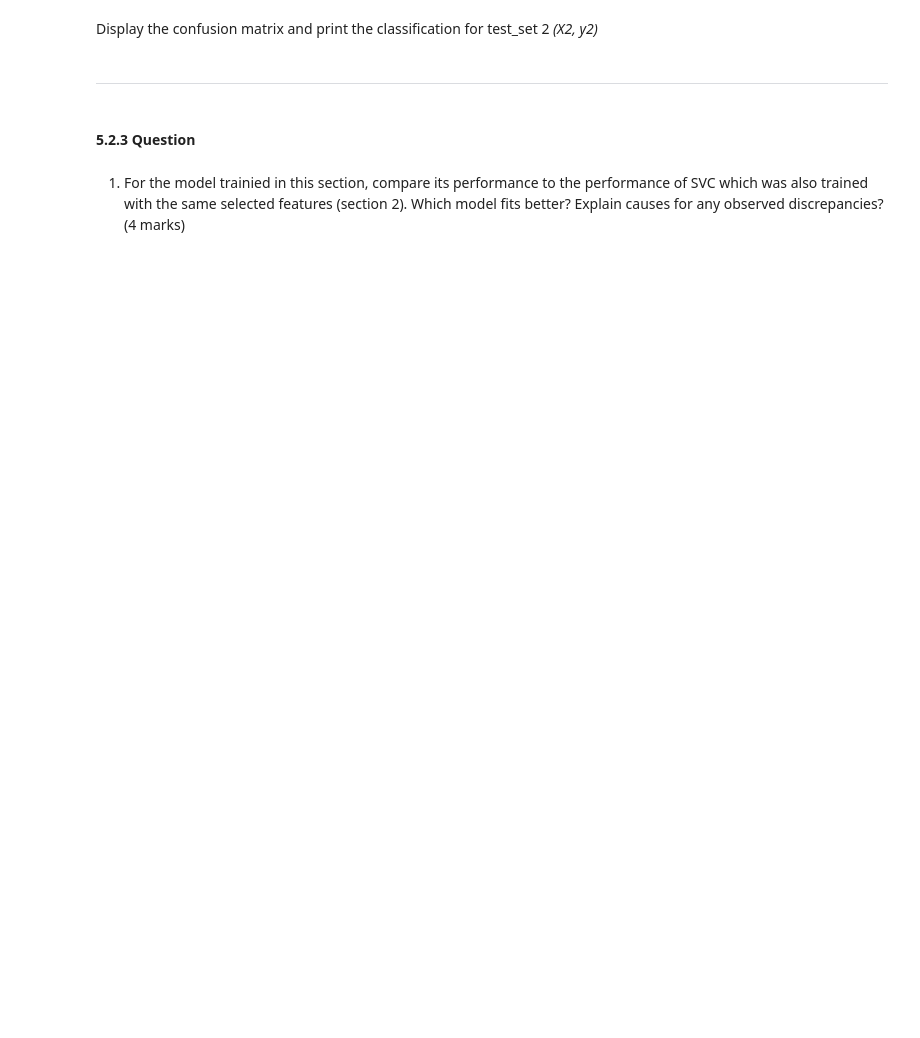
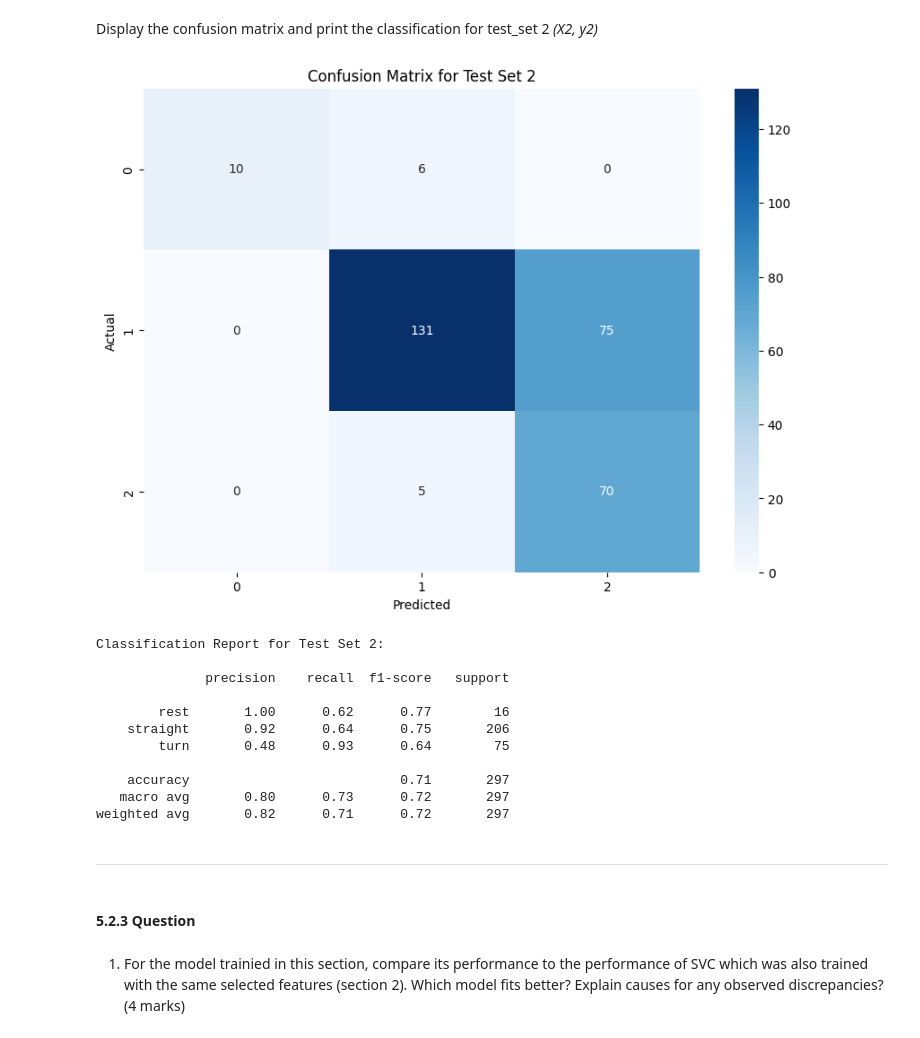
Before and after one commit to ShaikhSikanderAli/engg680_2024_fall, a Jupyter notebook: Lab_Assignment4/Assignment 4.ipynb, the cells around one changed output. Cells and saved outputs as stored; diff of their text form; code cells hidden in the pictures; blank space fills up the shorter version.

```diff
--- a/Lab_Assignment4/Assignment 4.ipynb
+++ b/Lab_Assignment4/Assignment 4.ipynb
@@ -1553,5 +1640,7 @@ X1.head(2)
 # %%
 # TODO - Load the target vector from test_set2 into y2, and the selected features from test_set2 into X2
-# y2 =
-# X2 =
+selected_features = ['ax_var', 'ay_var', 'az_sum', 'a_sum', 'gz_var']
+target_column = 'motion_state'
+y2 = test_set2[target_column]
+X2 = test_set2[selected_features]
 X2.head(2)
@@ -1576,3 +1707,39 @@ Display the confusion matrix and print the classification for test_set 2 *(X2, y
+# %%
+# TODO - Display confusion matrix and print classification report for (X2, y2)
+from sklearn.metrics import confusion_matrix, classification_report
+import matplotlib.pyplot as plt
+import seaborn as sns
+
+# Get predictions for the test set 2
+y2_pred = grid.predict(X2)
+
+# Compute the confusion matrix
+conf_matrix = confusion_matrix(y2, y2_pred)
+
+# Display the confusion matrix as a heatmap
+plt.figure(figsize=(10, 7))
+sns.heatmap(conf_matrix, annot=True, fmt='d', cmap='Blues')
+plt.xlabel('Predicted')
+plt.ylabel('Actual')
+plt.title('Confusion Matrix for Test Set 2')
+plt.show()
+
+# Print the classification report
+print("Classification Report for Test Set 2:\n")
+print(classification_report(y2, y2_pred))
+# %% [output]
+[figure, added]
+Classification Report for Test Set 2:
+
+              precision    recall  f1-score   support
+
+        rest       1.00      0.62      0.77        16
+    straight       0.92      0.64      0.75       206
+        turn       0.48      0.93      0.64        75
+
+    accuracy                           0.71       297
+   macro avg       0.80      0.73      0.72       297
+weighted avg       0.82      0.71      0.72       297
 # %% [markdown]
 ___
 # %% [markdown]
```
Also changed, not shown: parts of 23 cells of this notebook, 1 other file.
